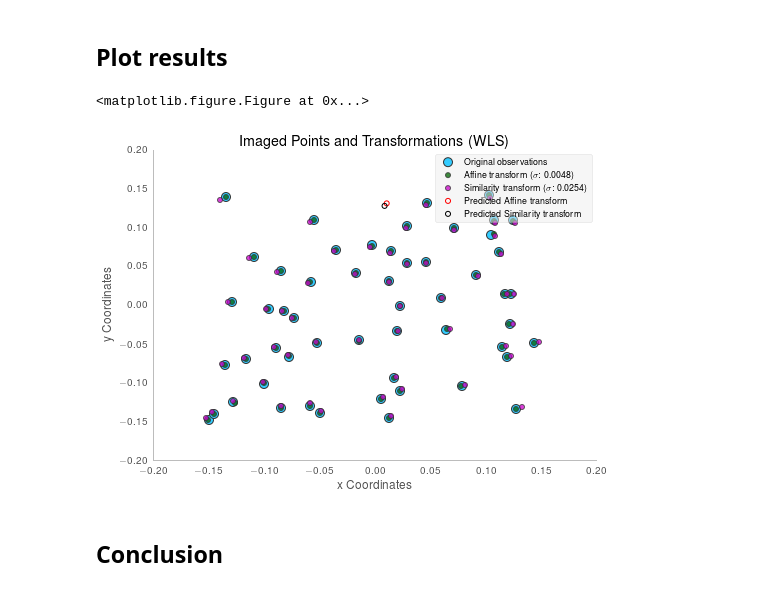
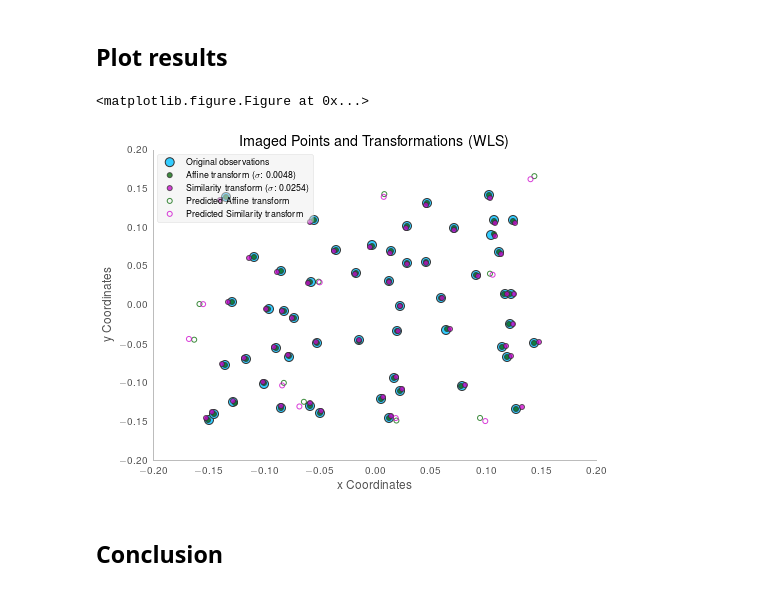
Before and after one commit to urschrei/linalg, a Jupyter notebook: notebooks/weighted_least_squares.ipynb, the cells around one changed output. Drawn from its saved outputs; the diff is of its cells as text; code cells hidden in the pictures.

Commit message:
Add sequence of random points for prediction

```diff
--- a/notebooks/weighted_least_squares.ipynb
+++ b/notebooks/weighted_least_squares.ipynb
@@ -250,12 +250,12 @@ def random_point(df):
         df['N'].min(), df['N'].max())
     return x, y
 # %%
-# get a new random point
-rpoint = random_point(ground_control_points)
+# get 10 random points
+rpoints = [random_point(ground_control_points) for x in xrange(10)]
 # %%
-# predict
-predicted_affine = list(affine_results.predict(exog=affine_dict([rpoint])))
-predicted_similarity = list(similarity_results.predict(exog=similarity_dict([rpoint])))
+# predict transformed coordinates
+predicted_affine = list(affine_results.predict(exog=affine_dict(rpoints)))
+predicted_similarity = list(similarity_results.predict(exog=similarity_dict(rpoints)))
 # %% [markdown]
 ## Plot results
 # %%
@@ -294,43 +294,43 @@ sm = plt.scatter(
     alpha=0.75)
 
 pred_aff = plt.scatter(
-    predicted_affine[0],
-    predicted_affine[1],
+    *(predicted_affine[0:][::2], predicted_affine[1:][::2]),
     lw=1.,
     s=25,
     color='none',
-    edgecolor='red')
+    edgecolor='#006600',
+    alpha=.75)
 
 pred_sim = plt.scatter(
-    predicted_similarity[0],
-    predicted_similarity[1],
+    *(predicted_similarity[0:][::2], predicted_similarity[1:][::2]),
     lw=1.,
     s=25,
     color='none',
-    edgecolor='k')
+    edgecolor='#CC00CC',
+    alpha=.75)
 
 ax.set_xlabel('x Coordinates')
 ax.set_ylabel('y Coordinates')
 plt.title("Imaged Points and Transformations (WLS)")
 leg = plt.legend(
     (orig, af, sm, pred_aff, pred_sim),
     ('Original observations',
     r'Affine transform ($\sigma$: %0.4f)' % np.sqrt(affine_results.mse_resid),
     r'Similarity transform ($\sigma$: %0.4f)' % np.sqrt(similarity_results.scale),
     r'Predicted Affine transform',
     r'Predicted Similarity transform'),
     loc='upper left',
     scatterpoints=1,
     fontsize=9)
 leg.get_frame().set_alpha(0.5)
 ax.spines['top'].set_visible(False)
 ax.spines['right'].set_visible(False)
 plt.tight_layout()
 ax.grid(b=None)
 plt.savefig('../WLS.png', format="png", bbox_inches='tight', alpha=True, transparent=True, dpi=100)
 # %% [output]
 <matplotlib.figure.Figure at 0x...>
-[figure, old version]
+[figure, new version]
 # %% [markdown]
 ## Conclusion
 # %% [markdown]
```
Also changed, not shown: 1 other file.
